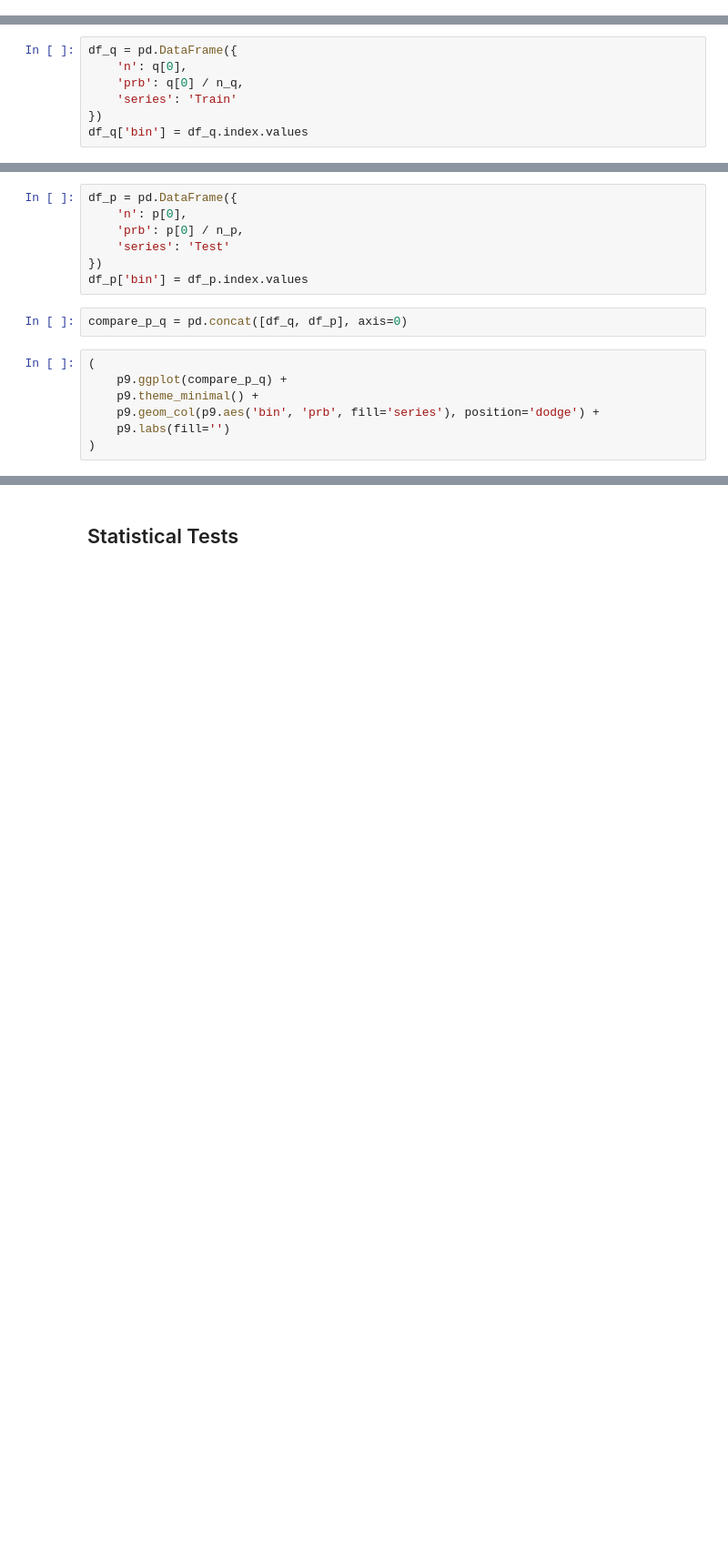
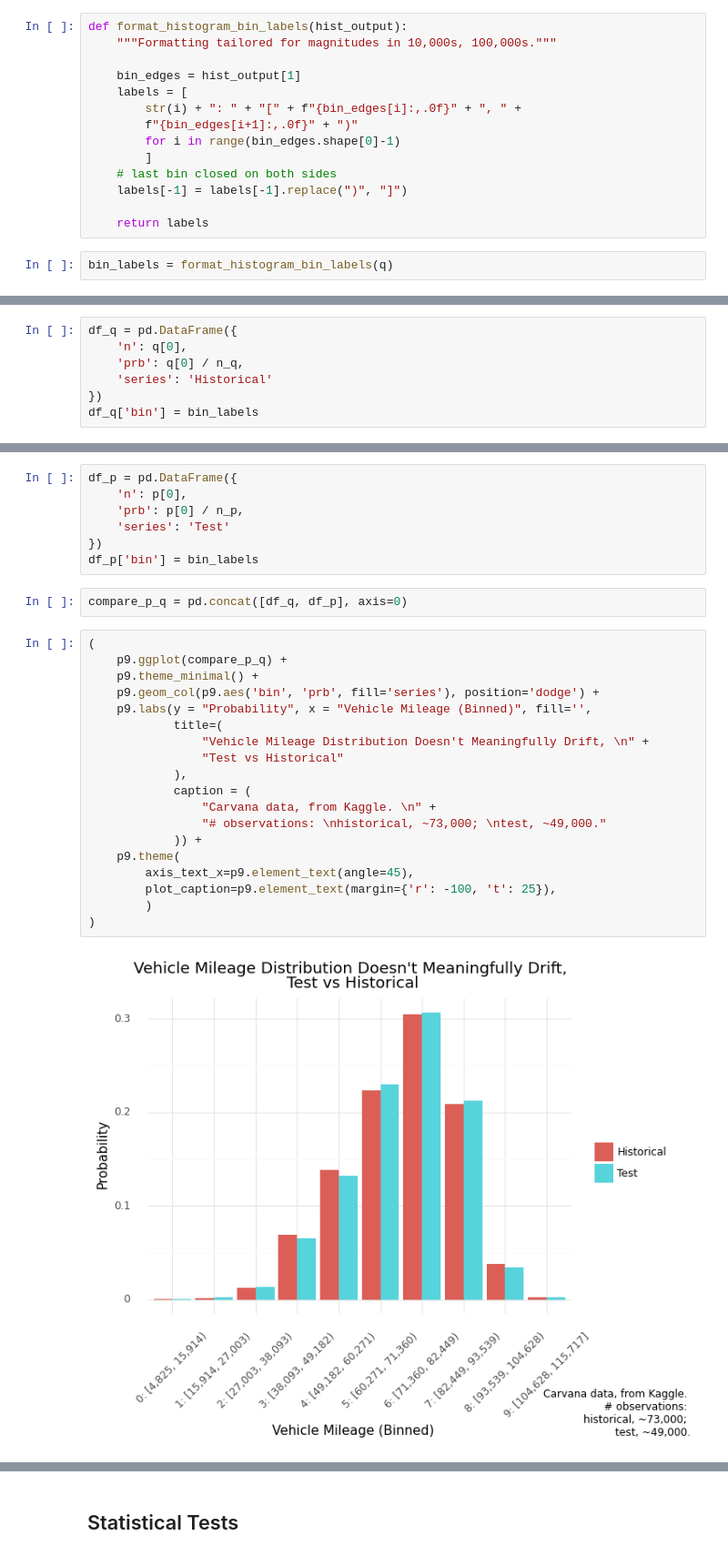
Before and after one commit to abrahamalex13/bayesian-case-studies, a Jupyter notebook: information_theory/kl_divergence.ipynb, the cells around one changed output, grey strips where cells are left out. Shown at 91% size. Cells and saved outputs as stored; diff of their text form; blank space fills up the shorter version.

Commit message:
Polish charts

```diff
--- a/information_theory/kl_divergence.ipynb
+++ b/information_theory/kl_divergence.ipynb
@@ -55,0 +89,16 @@ q
+# %%
+def format_histogram_bin_labels(hist_output):
+    """Formatting tailored for magnitudes in 10,000s, 100,000s."""
+
+    bin_edges = hist_output[1]
+    labels = [
+        str(i) + ": " + "[" + f"{bin_edges[i]:,.0f}" + ", " +
+        f"{bin_edges[i+1]:,.0f}" + ")"
+        for i in range(bin_edges.shape[0]-1)
+        ]
+    # last bin closed on both sides
+    labels[-1] = labels[-1].replace(")", "]")
+
+    return labels
+# %%
+bin_labels = format_histogram_bin_labels(q)
@@ -57,9 +119,9 @@ q
 df_q = pd.DataFrame({
     'n': q[0],
     'prb': q[0] / n_q,
-    'series': 'Train'
+    'series': 'Historical'
 })
-df_q['bin'] = df_q.index.values
+df_q['bin'] = bin_labels
 # %%
 p = np.histogram(x_p, bins=q[1])
 # %%
@@ -70,13 +137,27 @@ df_p = pd.DataFrame({
     'prb': p[0] / n_p,
     'series': 'Test'
 })
-df_p['bin'] = df_p.index.values
+df_p['bin'] = bin_labels
 # %%
 compare_p_q = pd.concat([df_q, df_p], axis=0)
 # %%
 (
     p9.ggplot(compare_p_q) +
     p9.theme_minimal() +
     p9.geom_col(p9.aes('bin', 'prb', fill='series'), position='dodge') +
-    p9.labs(fill='')
+    p9.labs(y = "Probability", x = "Vehicle Mileage (Binned)", fill='',
+            title=(
+                "Vehicle Mileage Distribution Doesn't Meaningfully Drift, \n" +
+                "Test vs Historical"
+            ),
+            caption = (
+                "Carvana data, from Kaggle. \n" +
+                "# observations: \nhistorical, ~73,000; \ntest, ~49,000."
+            )) +
+    p9.theme(
+        axis_text_x=p9.element_text(angle=45),
+        plot_caption=p9.element_text(margin={'r': -100, 't': 25}),
+        )
 )
+# %% [output]
+[figure, added]
```
Also changed, not shown: parts of 20 cells of this notebook.
